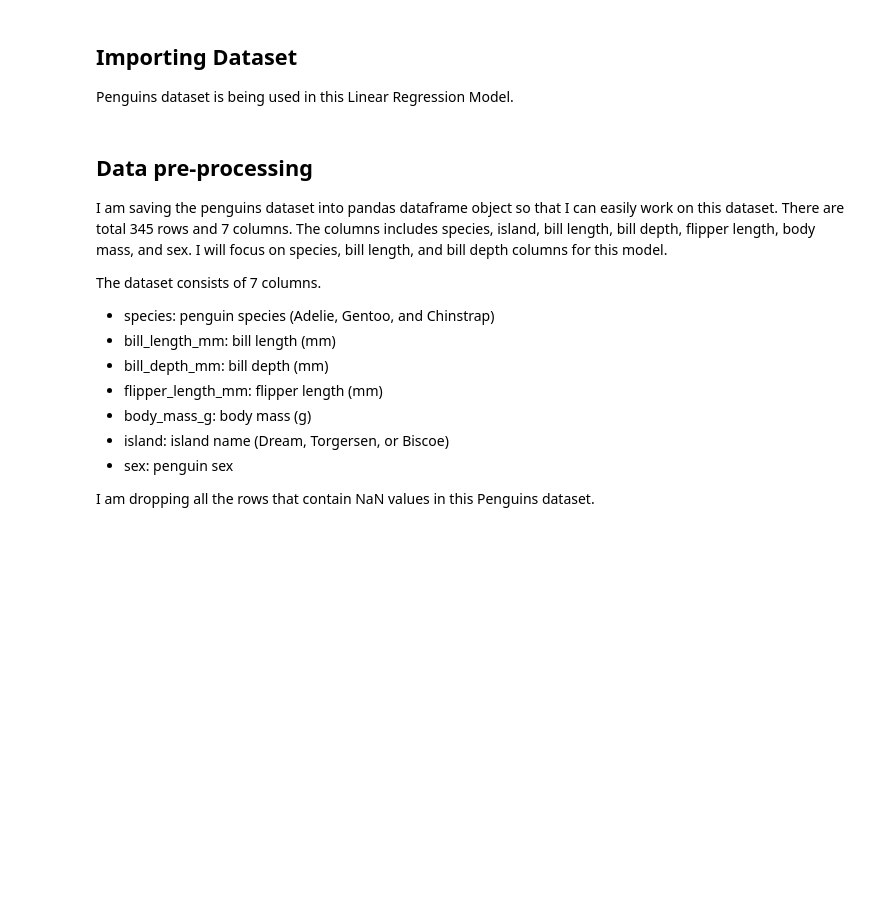
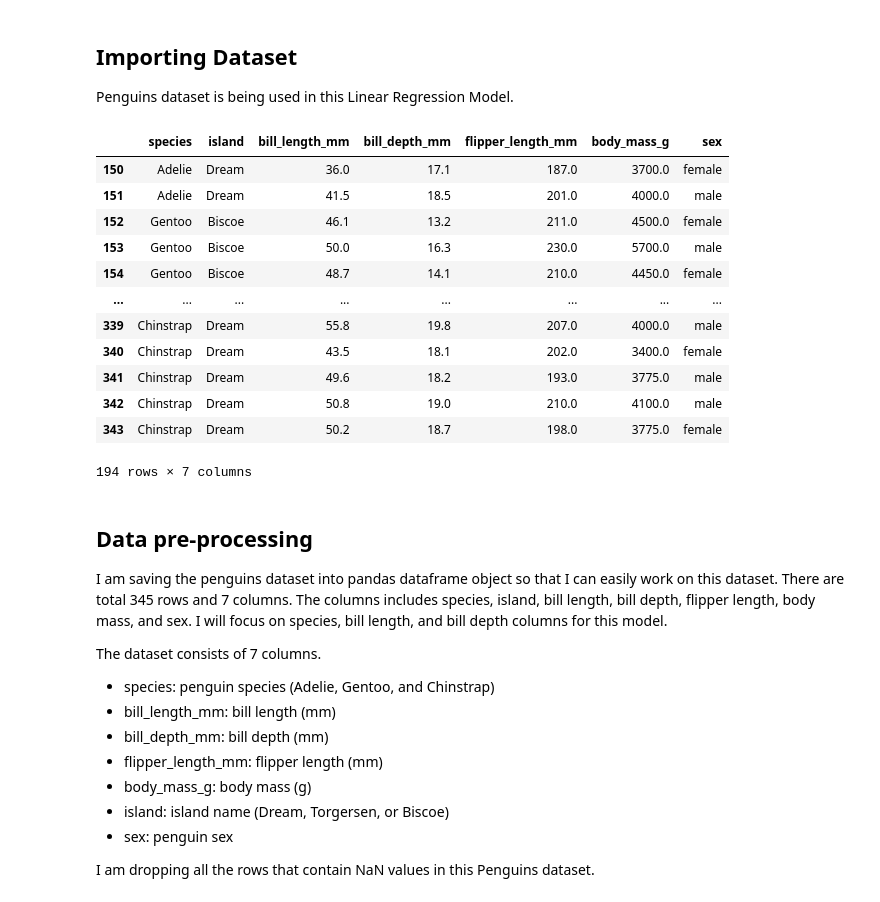
Before and after one commit to alinaali/Data_Science_and_Machine_Learning, a Jupyter notebook: Supervised Learning/Linear_Regression/Linear_Regression.ipynb, the cells around one changed output. Drawn from its saved outputs; the diff is of its cells as text; code cells hidden in the pictures; blank space fills up the shorter version.

```diff
--- a/Supervised Learning/Linear_Regression/Linear_Regression.ipynb
+++ b/Supervised Learning/Linear_Regression/Linear_Regression.ipynb
@@ -25,6 +34,21 @@ sns.set_theme()
 Penguins dataset is being used in this Linear Regression Model.
 # %%
 df = pd.read_csv("penguins.csv")
+df[150:]
+# %% [output]
+|  | species | island | bill_length_mm | bill_depth_mm | flipper_length_mm | body_mass_g | sex |
+| 150 | Adelie | Dream | 36.0 | 17.1 | 187.0 | 3700.0 | female |
+| 151 | Adelie | Dream | 41.5 | 18.5 | 201.0 | 4000.0 | male |
+| 152 | Gentoo | Biscoe | 46.1 | 13.2 | 211.0 | 4500.0 | female |
+| 153 | Gentoo | Biscoe | 50.0 | 16.3 | 230.0 | 5700.0 | male |
+| 154 | Gentoo | Biscoe | 48.7 | 14.1 | 210.0 | 4450.0 | female |
+| ... | ... | ... | ... | ... | ... | ... | ... |
+| 339 | Chinstrap | Dream | 55.8 | 19.8 | 207.0 | 4000.0 | male |
+| 340 | Chinstrap | Dream | 43.5 | 18.1 | 202.0 | 3400.0 | female |
+| 341 | Chinstrap | Dream | 49.6 | 18.2 | 193.0 | 3775.0 | male |
+| 342 | Chinstrap | Dream | 50.8 | 19.0 | 210.0 | 4100.0 | male |
+| 343 | Chinstrap | Dream | 50.2 | 18.7 | 198.0 | 3775.0 | female |
+194 rows × 7 columns
 # %% [markdown]
 ## Data pre-processing
 
```
Also changed, not shown: parts of 1 cell of this notebook, 10 other files.
